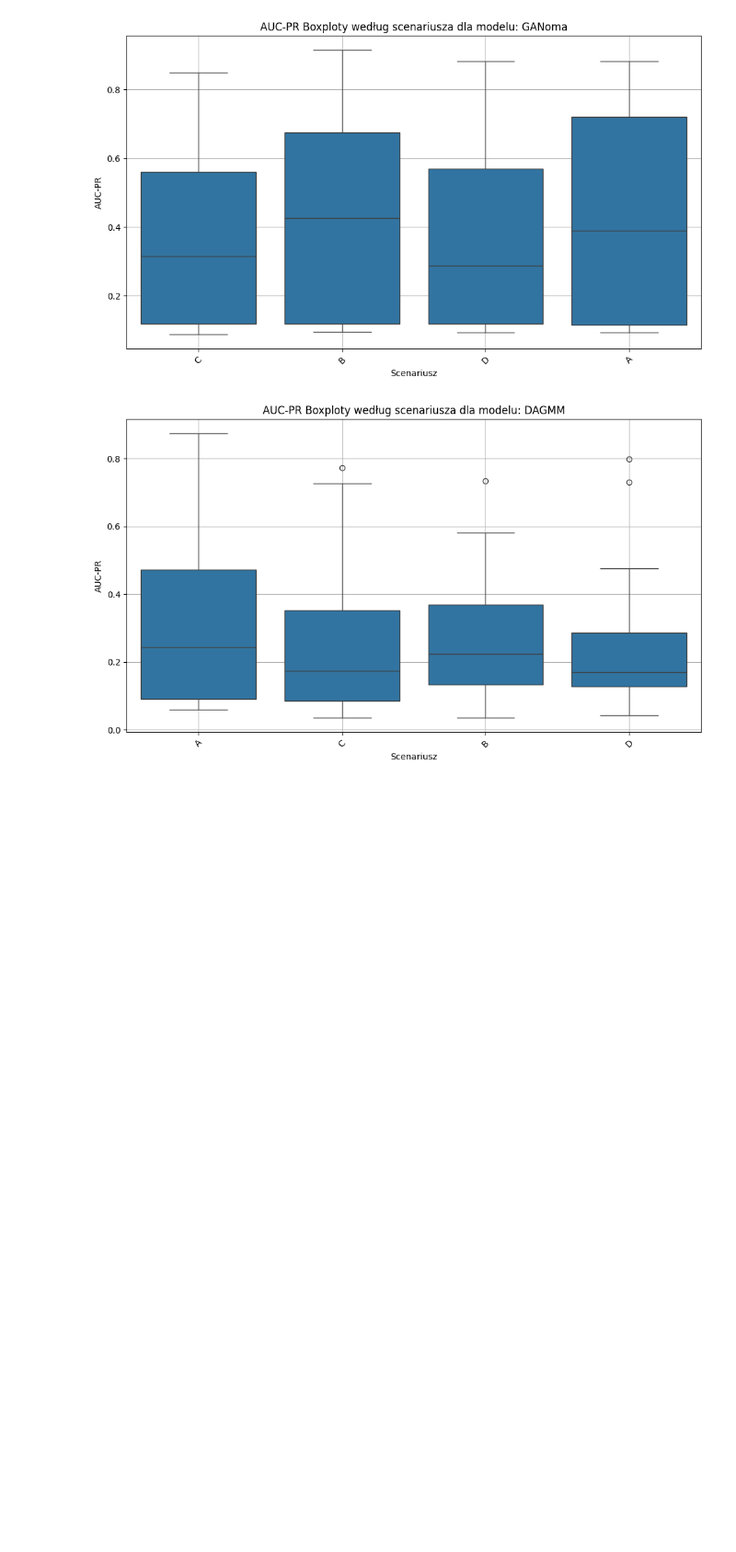
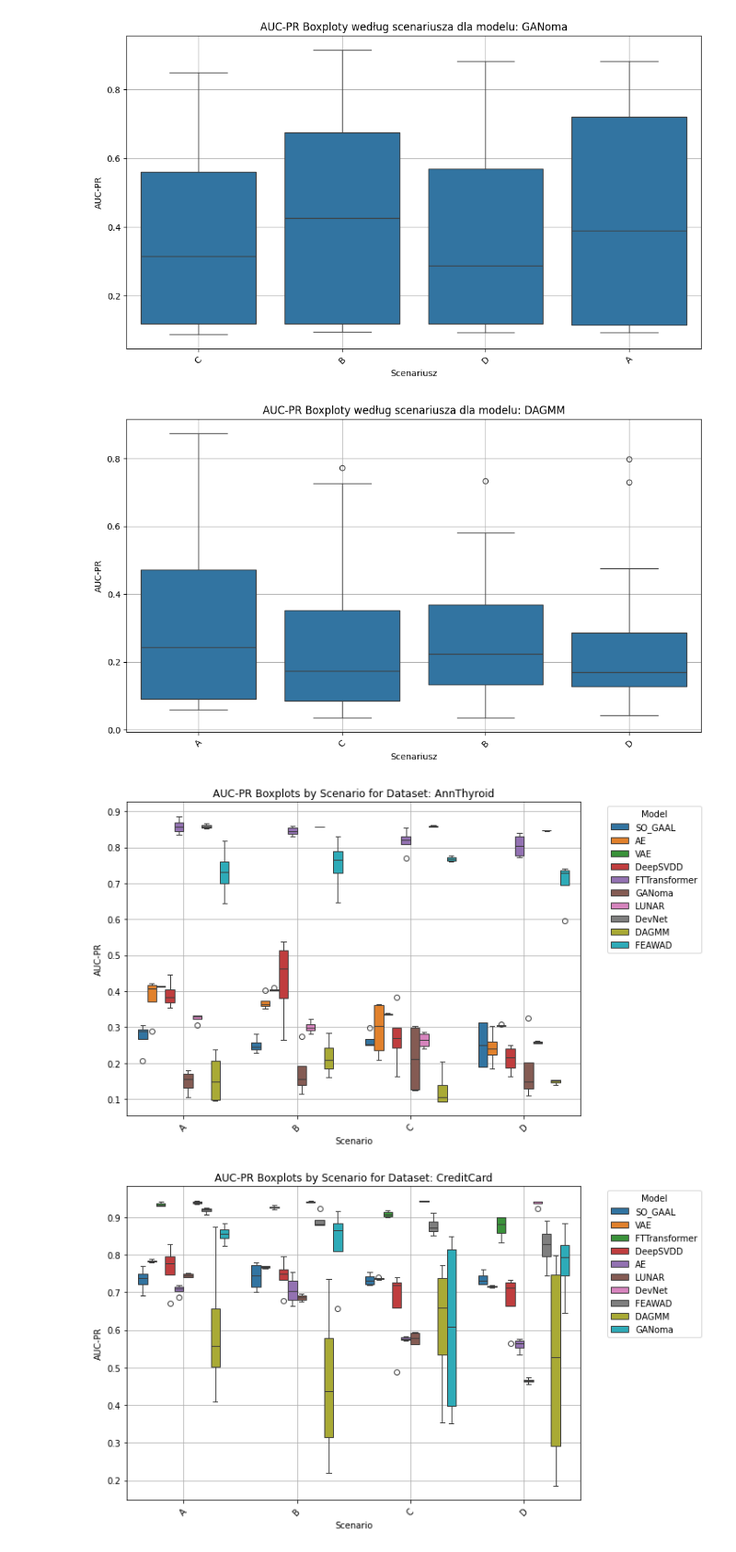
Before and after one commit to github-kamilk/anomaly_detection, a Jupyter notebook: E2_results_visualization.ipynb, the cells around one changed output. Shown at 92% size. Drawn from its saved outputs; the diff is of its cells as text; code cells hidden in the pictures; blank space fills up the shorter version.

```diff
--- a/E2_results_visualization.ipynb
+++ b/E2_results_visualization.ipynb
@@ -64,3 +101,45 @@ plot_boxplots_aucpr_by_scenario_for_each_model('experiment2_results.csv')
 [figure]
 [figure]
 [figure]
+# %%
+import pandas as pd
+import matplotlib.pyplot as plt
+import seaborn as sns
+
+def plot_boxplots_aucpr_by_scenario_per_dataset(csv_path):
+    # Load the data
+    df = pd.read_csv(csv_path)
+
+    # Get unique datasets
+    datasets = df['dataset'].unique()
+
+    # Sort scenario labels alphabetically
+    scenario_order = sorted(df['scenario'].unique())
+
+    # Create a boxplot for each dataset
+    for dataset in datasets:
+        plt.figure(figsize=(10, 6))
+        dataset_df = df[df['dataset'] == dataset]
+
+        # Boxplot: scenario on x-axis, auc-PR on y-axis, one box per model per scenario
+        sns.boxplot(
+            data=dataset_df,
+            x='scenario',
+            y='auc-PR',
+            hue='model',
+            order=scenario_order  # Enforce alphabetical order
+        )
+
+        plt.title(f'AUC-PR Boxplots by Scenario for Dataset: {dataset}')
+        plt.xlabel('Scenario')
+        plt.ylabel('AUC-PR')
+        plt.xticks(rotation=45)
+        plt.legend(title='Model', bbox_to_anchor=(1.05, 1), loc='upper left')
+        plt.grid(True)
+        plt.tight_layout()
+        plt.show()
+# %%
+plot_boxplots_aucpr_by_scenario_per_dataset("experiment2_results.csv")
+# %% [output]
+[figure, added]
+[figure, added]
```
Also changed, not shown: parts of 3 cells of this notebook, 19 other files.
